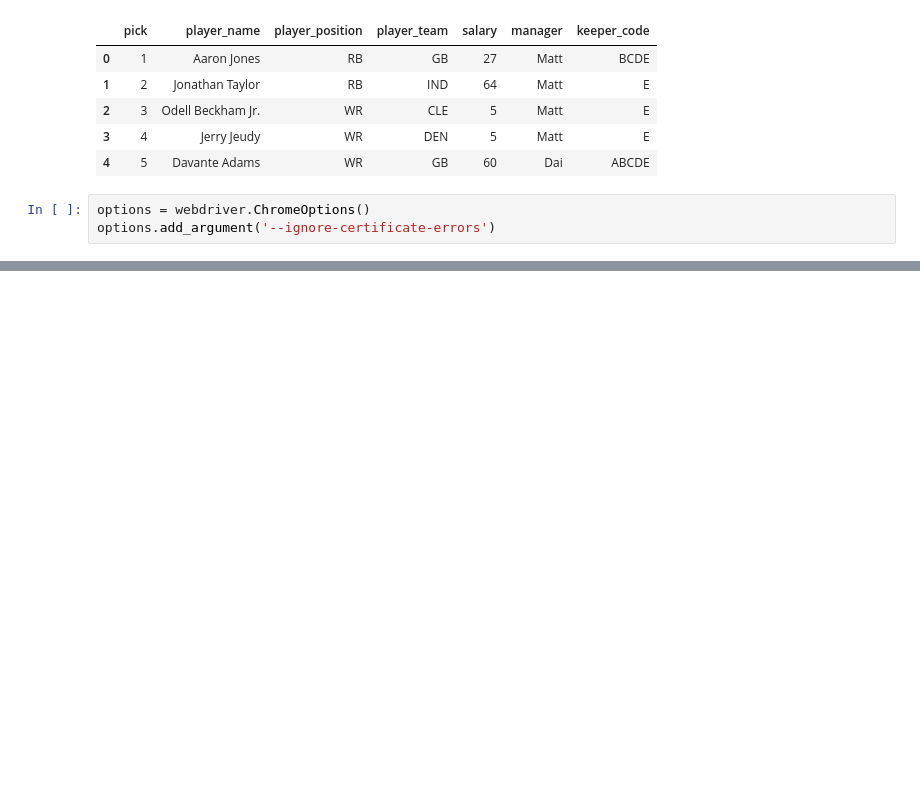
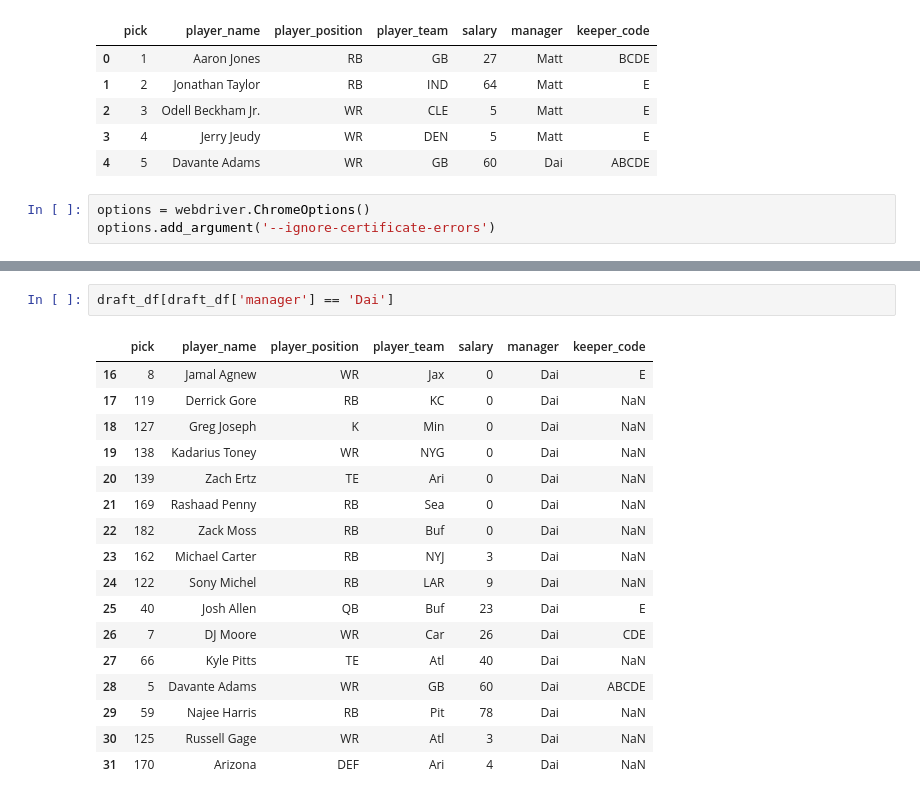
Before and after one commit to dougyd92/fantasy-football, a Jupyter notebook: yahoo_keeper_2021/yahoo_ff_2021.ipynb, the cells around one changed output, grey strips where cells are left out. Cells and saved outputs as stored; diff of their text form; blank space fills up the shorter version.

```diff
--- a/yahoo_keeper_2021/yahoo_ff_2021.ipynb
+++ b/yahoo_keeper_2021/yahoo_ff_2021.ipynb
@@ -289,0 +279,20 @@ draft_df.to_csv('C:\\Users\\mcyee\\Desktop\\Untitled Folder\\2021_Current_Roster
+# %%
+draft_df[draft_df['manager'] == 'Dai']
+# %% [output]
+|  | pick | player_name | player_position | player_team | salary | manager | keeper_code |
+| 16 | 8 | Jamal Agnew | WR | Jax | 0 | Dai | E |
+| 17 | 119 | Derrick Gore | RB | KC | 0 | Dai | NaN |
+| 18 | 127 | Greg Joseph | K | Min | 0 | Dai | NaN |
+| 19 | 138 | Kadarius Toney | WR | NYG | 0 | Dai | NaN |
+| 20 | 139 | Zach Ertz | TE | Ari | 0 | Dai | NaN |
+| 21 | 169 | Rashaad Penny | RB | Sea | 0 | Dai | NaN |
+| 22 | 182 | Zack Moss | RB | Buf | 0 | Dai | NaN |
+| 23 | 162 | Michael Carter | RB | NYJ | 3 | Dai | NaN |
+| 24 | 122 | Sony Michel | RB | LAR | 9 | Dai | NaN |
+| 25 | 40 | Josh Allen | QB | Buf | 23 | Dai | E |
+| 26 | 7 | DJ Moore | WR | Car | 26 | Dai | CDE |
+| 27 | 66 | Kyle Pitts | TE | Atl | 40 | Dai | NaN |
+| 28 | 5 | Davante Adams | WR | GB | 60 | Dai | ABCDE |
+| 29 | 59 | Najee Harris | RB | Pit | 78 | Dai | NaN |
+| 30 | 125 | Russell Gage | WR | Atl | 3 | Dai | NaN |
+| 31 | 170 | Arizona | DEF | Ari | 4 | Dai | NaN |
```
Also changed, not shown: parts of 18 cells of this notebook, 2 other files.
